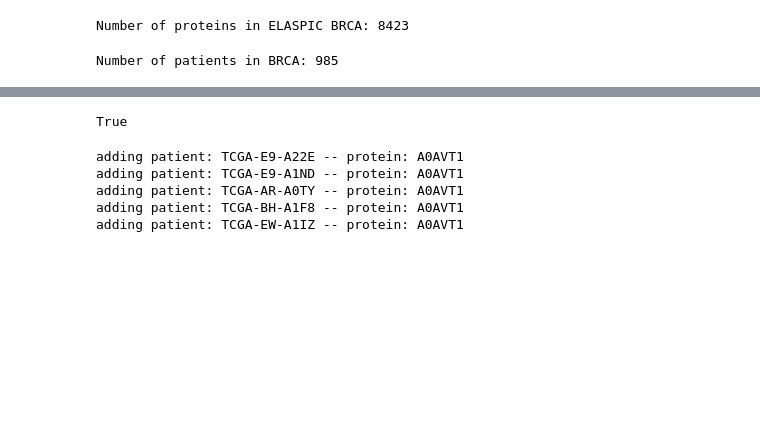
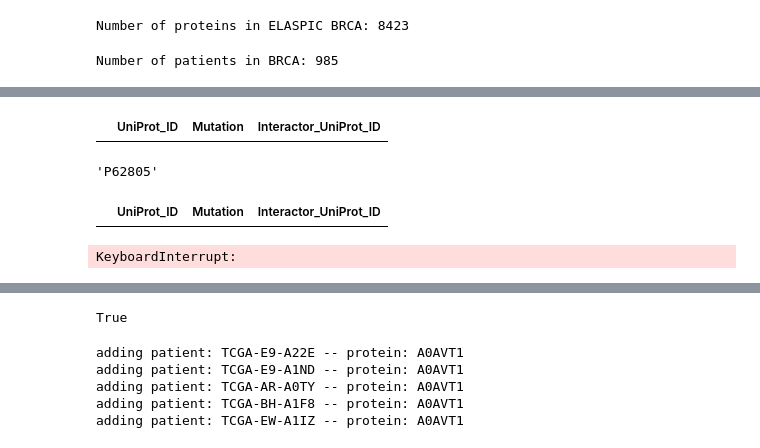
Before and after one commit to ibrahimberb/Predicting-Mutation-Effects, a Jupyter notebook: src/checks/TP53.ipynb, the cells around one changed output, grey strips where cells are left out. Drawn from its saved outputs; the diff is of its cells as text; code cells hidden in the pictures; blank space fills up the shorter version.

```diff
--- a/src/checks/TP53.ipynb
+++ b/src/checks/TP53.ipynb
@@ -146,0 +244,12 @@ pats
+# %%
+p = "P04637"
+m = "R280S"
+
+display(
+    predator_analysis.data_materials["brca_elaspic_core_data_simplified"][
+        (predator_analysis.data_materials["brca_elaspic_core_data_simplified"]["UniProt_ID"] == p) &
+        (predator_analysis.data_materials["brca_elaspic_core_data_simplified"]["Mutation"] == m)
+    ]
+)
+# %% [output]
+|  | UniProt_ID | Mutation | Interactor_UniProt_ID |
@@ -146,0 +258,49 @@ pats
+# %%
+[p] = predator_analysis.data_materials["brca_elaspic_interface_processed_data"].sample()["UniProt_ID"]
+p
+# %% [output]
+'P62805'
+# %%
+predator_analysis.data_materials["brca_elaspic_core_data_simplified"][
+    (predator_analysis.data_materials["brca_elaspic_core_data_simplified"]["UniProt_ID"] == "Q9H172") &
+    (predator_analysis.data_materials["brca_elaspic_core_data_simplified"]["UniProt_ID"] == "N287T")
+]
+# %% [output]
+|  | UniProt_ID | Mutation | Interactor_UniProt_ID |
+# %%
+pats = set()
+for patient in tqdm(predator_analysis.data_materials["brca_patients"]):
+    patient_snv = predator_analysis.data_materials["brca_snv_data_simplified"][
+        predator_analysis.data_materials["brca_snv_data_simplified"]["Tumor_Sample_Barcode"] == patient
+    ]
+    patient_protein_to_mutations = get_patient_protein_to_mutations_dict(patient_snv)
+
+    patient_interface_only_flag = True
+
+    # I am only looking for P04637
+    for protein, mutations in patient_protein_to_mutations.items():
+
+        # Skip proteins other than P04637
+        if protein != "P04637":
+            continue
+
+        for mutation in mutations:
+            in_elaspic = is_in_elaspic(
+                protein,
+                mutation,
+                elaspic_core_data=predator_analysis.data_materials["brca_elaspic_core_data_simplified"],
+                elaspic_interface_data=predator_analysis.data_materials["brca_elaspic_interface_processed_data"]
+            )
+
+            if in_elaspic:
+
+                if is_core(protein, mutation, predator_analysis.data_materials["brca_elaspic_core_data_simplified"]):
+                    patient_interface_only_flag = False
+
+
+
+
+                if "P04637" in patient_protein_to_mutations:
+                    pats.add(patient)
+# %% [output]
+KeyboardInterrupt:
```
Also changed, not shown: parts of 35 cells of this notebook, 6 other files.
